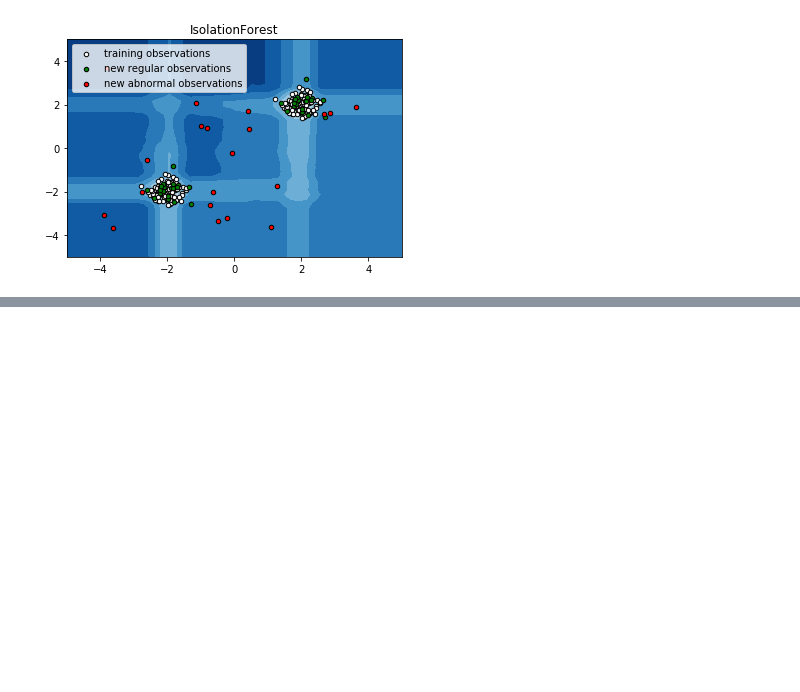
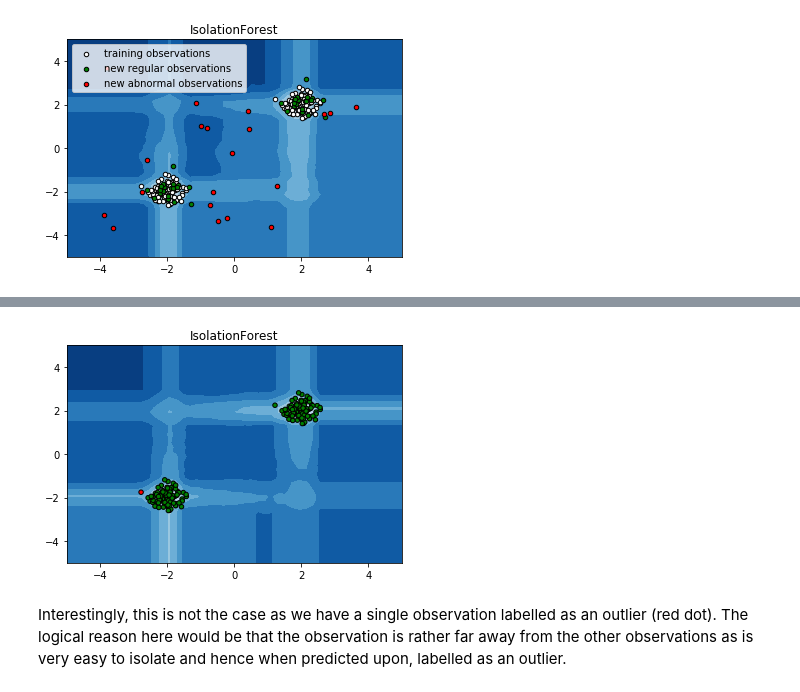
Before and after one commit to harpalsahota/DataScience, a Jupyter notebook: sklearn/anomaly_detection/isolation_forest.ipynb, the cells around one changed output, grey strips where cells are left out. Saved outputs shown, nothing was run; the diff lists cells and outputs as text; code cells hidden in the pictures; blank space fills up the shorter version.

```diff
--- a/sklearn/anomaly_detection/isolation_forest.ipynb
+++ b/sklearn/anomaly_detection/isolation_forest.ipynb
@@ -62,0 +121,25 @@ plt.show()
+# %%
+# fit the model
+clf = IsolationForest(max_samples=100, contamination=0.0, random_state=rng)
+clf.fit(X_train)
+y_pred_train = clf.predict(X_train)
+y_pred_test = clf.predict(X_test)
+y_pred_outliers = clf.predict(X_outliers)
+
+xx, yy = np.meshgrid(np.linspace(-5, 5, 50), np.linspace(-5, 5, 50))
+Z = clf.decision_function(np.c_[xx.ravel(), yy.ravel()])
+Z = Z.reshape(xx.shape)
+
+plt.title("IsolationForest")
+plt.contourf(xx, yy, Z, cmap=plt.cm.Blues_r)
+
+b1 = plt.scatter(X_train[:, 0], X_train[:, 1], c=['green' if i == 1 else 'red' for i in y_pred_train],
+                 s=20, edgecolor='k')
+plt.axis('tight')
+plt.xlim((-5, 5))
+plt.ylim((-5, 5))
+plt.show()
+# %% [output]
+[figure, added]
+# %% [markdown]
+Interestingly, this is not the case as we have a single observation labelled as an outlier (red dot). The logical reason here would be that the observation is rather far away from the other observations as is very easy to isolate and hence when predicted upon, labelled as an outlier.
```
Also changed, not shown: parts of 9 cells of this notebook.
